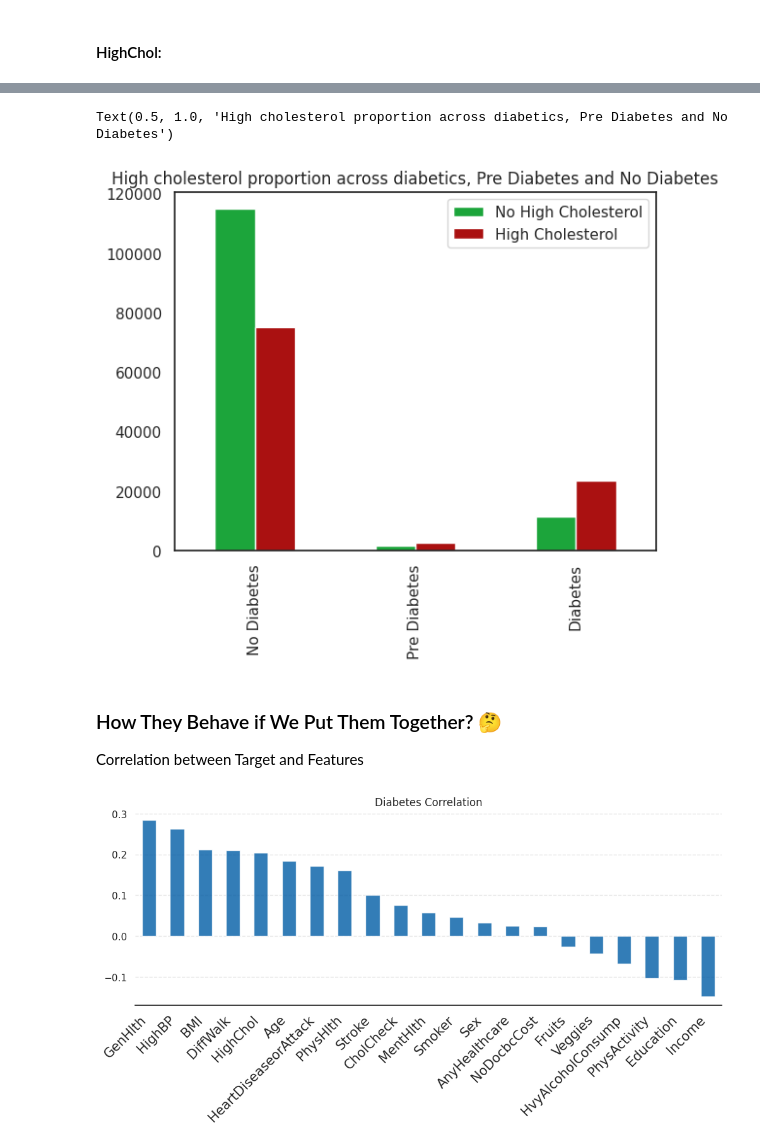
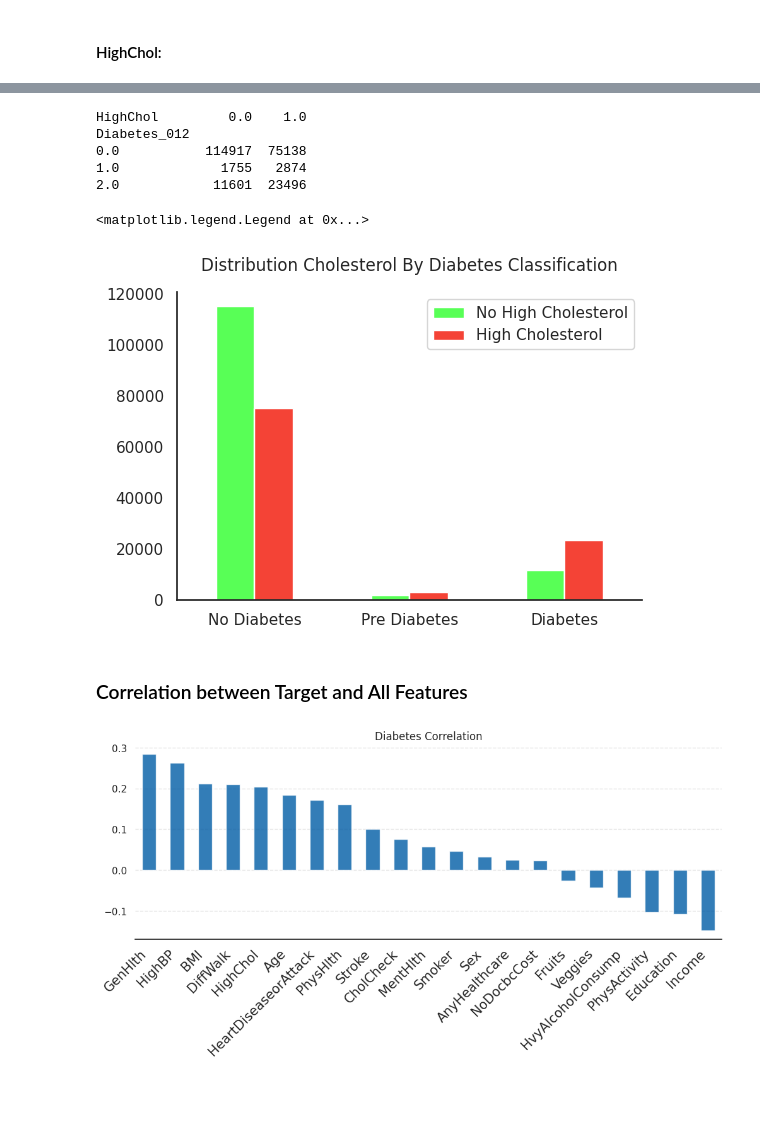
Before and after one commit to mrenrique/projects, a Jupyter notebook: posts/diabetes_prediction_based_on_cdc_diabetes_health_indicators/index.ipynb, the cells around one changed output, grey strips where cells are left out. Cells and saved outputs as stored; diff of their text form; code cells hidden in the pictures; blank space fills up the shorter version.

```diff
--- a/posts/diabetes_prediction_based_on_cdc_diabetes_health_indicators/index.ipynb
+++ b/posts/diabetes_prediction_based_on_cdc_diabetes_health_indicators/index.ipynb
@@ -575,16 +573,24 @@ contingency
 # %%
+contingency = pd.crosstab(pre_processed_data['Diabetes_012'], pre_processed_data['HighChol'])
+print(contingency, '\n')
+
 # Visualize high cholesterol proportions
-ax = contingency.plot(kind='bar', color=['#1CA53B','#AA1111'])
+ax = contingency.plot(kind='bar', color=['#58FF56', '#f44336'])
+ChartWithCustomSettings(ax, 6, 4, 'Distribution Cholesterol By Diabetes Classification')
+
 ax.set(xlabel=None)
-ax.set_xticklabels(['No Diabetes', 'Pre Diabetes', 'Diabetes'])
+ax.set_xticklabels(['No Diabetes', 'Pre Diabetes', 'Diabetes'], rotation=0)
 ax.legend(['No High Cholesterol', 'High Cholesterol'])
-plt.title('High cholesterol proportion across diabetics, Pre Diabetes and No Diabetes')
 # %% [output]
-Text(0.5, 1.0, 'High cholesterol proportion across diabetics, Pre Diabetes and No Diabetes')
+HighChol         0.0    1.0
+Diabetes_012
+0.0           114917  75138
+1.0             1755   2874
+2.0            11601  23496
+<matplotlib.legend.Legend at 0x...>
-[figure, old version]
+[figure, new version]
 # %% [markdown]
-### How They Behave if We Put Them Together? 🤔
-Correlation between Target and Features
+### Correlation between Target and All Features
 # %%
 (pre_processed_data.drop('Diabetes_012', axis=1)
    .corrwith(pre_processed_data['Diabetes_012'])
```
Also changed, not shown: parts of 32 cells of this notebook.
